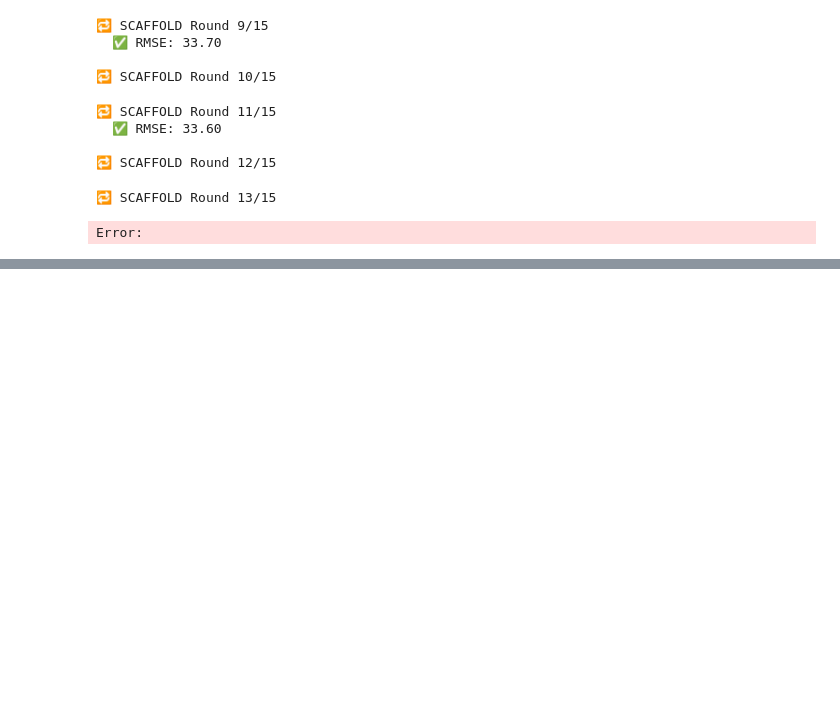
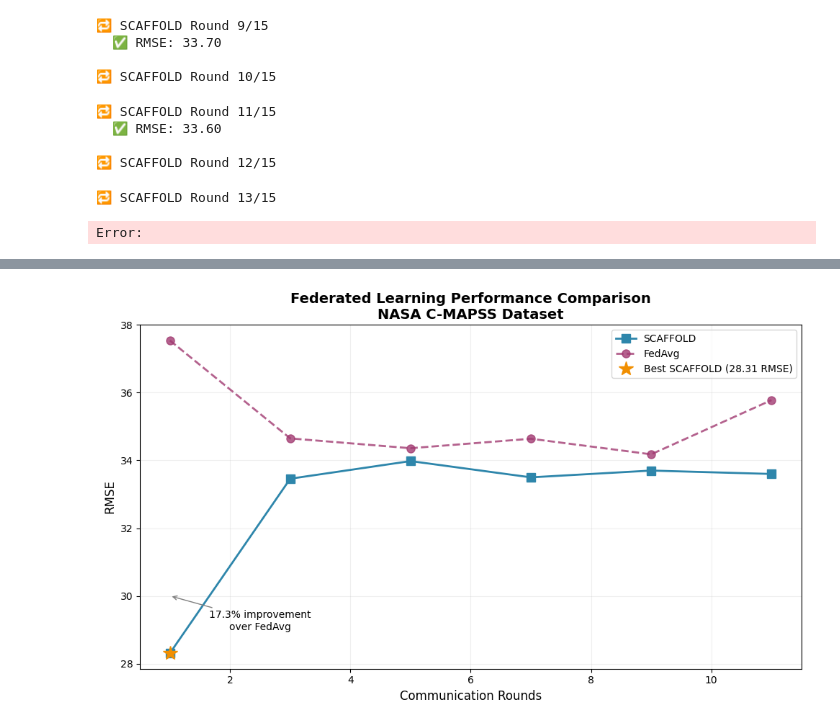
Before and after one commit to mehardeep88/anomaly-detection, a Jupyter notebook: scaff.ipynb, the cells around one changed output, grey strips where cells are left out. Drawn from its saved outputs; the diff is of its cells as text; code cells hidden in the pictures; blank space fills up the shorter version.

```diff
--- a/scaff.ipynb
+++ b/scaff.ipynb
@@ -965,0 +1066,43 @@ Error:
+# %%
+def create_simple_professional_plot():
+    """Clean, professional plot for paper submission"""
+
+    plt.figure(figsize=(10, 6))
+
+    # Data
+    rounds = [1, 3, 5, 7, 9, 11]
+    scaffold_rmse = [28.31, 33.46, 33.98, 33.50, 33.70, 33.60]
+    fedavg_rmse = [37.54, 34.65, 34.36, 34.64, 34.18, 35.78]
+
+    # Plot
+    plt.plot(rounds, scaffold_rmse, 's-', color='#2E86AB', linewidth=2,
+             markersize=8, label='SCAFFOLD', markerfacecolor='#2E86AB')
+    plt.plot(rounds, fedavg_rmse, 'o--', color='#A23B72', linewidth=2,
+             markersize=8, label='FedAvg', alpha=0.8)
+
+    # Highlight best point
+    plt.plot(1, 28.31, '*', color='#F18F01', markersize=15,
+             label='Best SCAFFOLD (28.31 RMSE)')
+
+    # Styling
+    plt.xlabel('Communication Rounds', fontsize=12)
+    plt.ylabel('RMSE', fontsize=12)
+    plt.title('Federated Learning Performance Comparison\nNASA C-MAPSS Dataset',
+              fontsize=14, fontweight='bold')
+    plt.grid(True, alpha=0.2)
+    plt.legend(fontsize=10)
+
+    # Annotate improvement
+    plt.annotate(f'17.3% improvement\nover FedAvg',
+                 xy=(1, 30), xytext=(2.5, 29),
+                 arrowprops=dict(arrowstyle='->', color='gray'),
+                 fontsize=10, ha='center')
+
+    plt.tight_layout()
+    plt.savefig('fl_comparison_clean.png', dpi=300, bbox_inches='tight')
+    plt.show()
+
+# Create the professional plot
+create_simple_professional_plot()
+# %% [output]
+[figure, added]
```
Also changed, not shown: parts of 1 cell of this notebook, 4 other files.
